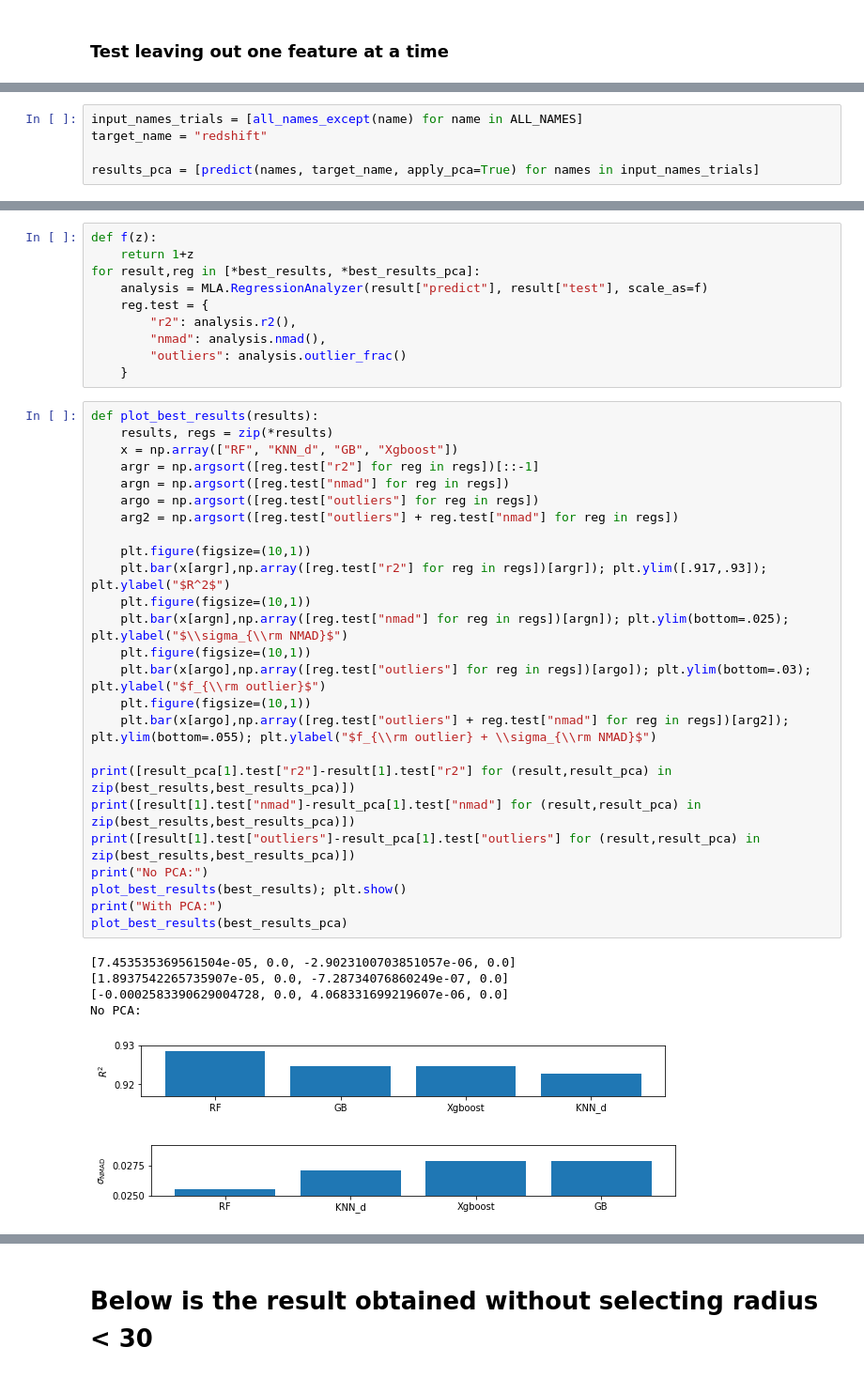
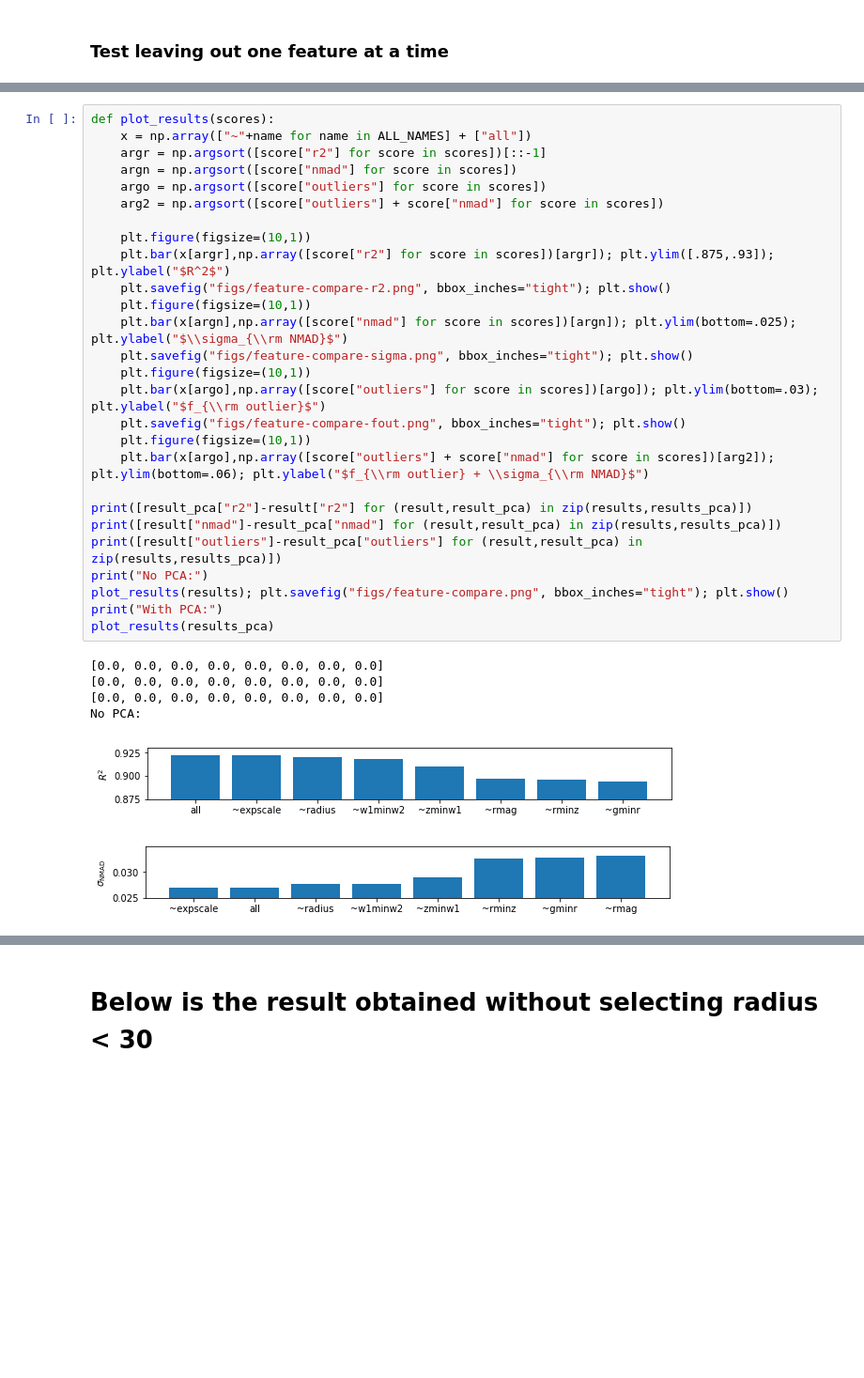
Before and after one commit to AlanPearl/margaret, a Jupyter notebook: notebooks/RedshiftAnalysis.ipynb, the cells around one changed output, grey strips where cells are left out. Shown at 94% size. Saved outputs shown, nothing was run; the diff lists cells and outputs as text; blank space fills up the shorter version.

```diff
--- a/notebooks/RedshiftAnalysis.ipynb
+++ b/notebooks/RedshiftAnalysis.ipynb
@@ -229,5 +323,0 @@ NameError: name 'results_pca' is not defined
-# %%
-input_names_trials = [all_names_except(name) for name in ALL_NAMES]
-target_name = "redshift"
-
-results_pca = [predict(names, target_name, apply_pca=True) for names in input_names_trials]
@@ -242,42 +324,34 @@ Running KNN_dregressor took 21.21702218055725 seconds
-# %%
-def f(z):
-    return 1+z
-for result,reg in [*best_results, *best_results_pca]:
-    analysis = MLA.RegressionAnalyzer(result["predict"], result["test"], scale_as=f)
-    reg.test = {
-        "r2": analysis.r2(),
-        "nmad": analysis.nmad(),
-        "outliers": analysis.outlier_frac()
-    }
 # %%
-def plot_best_results(results):
-    results, regs = zip(*results)
-    x = np.array(["RF", "KNN_d", "GB", "Xgboost"])
-    argr = np.argsort([reg.test["r2"] for reg in regs])[::-1]
-    argn = np.argsort([reg.test["nmad"] for reg in regs])
-    argo = np.argsort([reg.test["outliers"] for reg in regs])
-    arg2 = np.argsort([reg.test["outliers"] + reg.test["nmad"] for reg in regs])
+def plot_results(scores):
+    x = np.array(["~"+name for name in ALL_NAMES] + ["all"])
+    argr = np.argsort([score["r2"] for score in scores])[::-1]
+    argn = np.argsort([score["nmad"] for score in scores])
+    argo = np.argsort([score["outliers"] for score in scores])
+    arg2 = np.argsort([score["outliers"] + score["nmad"] for score in scores])
 
     plt.figure(figsize=(10,1))
-    plt.bar(x[argr],np.array([reg.test["r2"] for reg in regs])[argr]); plt.ylim([.917,.93]); plt.ylabel("$R^2$")
+    plt.bar(x[argr],np.array([score["r2"] for score in scores])[argr]); plt.ylim([.875,.93]); plt.ylabel("$R^2$")
+    plt.savefig("figs/feature-compare-r2.png", bbox_inches="tight"); plt.show()
     plt.figure(figsize=(10,1))
-    plt.bar(x[argn],np.array([reg.test["nmad"] for reg in regs])[argn]); plt.ylim(bottom=.025); plt.ylabel("$\\sigma_{\\rm NMAD}$")
+    plt.bar(x[argn],np.array([score["nmad"] for score in scores])[argn]); plt.ylim(bottom=.025); plt.ylabel("$\\sigma_{\\rm NMAD}$")
+    plt.savefig("figs/feature-compare-sigma.png", bbox_inches="tight"); plt.show()
     plt.figure(figsize=(10,1))
-    plt.bar(x[argo],np.array([reg.test["outliers"] for reg in regs])[argo]); plt.ylim(bottom=.03); plt.ylabel("$f_{\\rm outlier}$")
+    plt.bar(x[argo],np.array([score["outliers"] for score in scores])[argo]); plt.ylim(bottom=.03); plt.ylabel("$f_{\\rm outlier}$")
+    plt.savefig("figs/feature-compare-fout.png", bbox_inches="tight"); plt.show()
     plt.figure(figsize=(10,1))
-    plt.bar(x[argo],np.array([reg.test["outliers"] + reg.test["nmad"] for reg in regs])[arg2]); plt.ylim(bottom=.055); plt.ylabel("$f_{\\rm outlier} + \\sigma_{\\rm NMAD}$")
+    plt.bar(x[argo],np.array([score["outliers"] + score["nmad"] for score in scores])[arg2]); plt.ylim(bottom=.06); plt.ylabel("$f_{\\rm outlier} + \\sigma_{\\rm NMAD}$")
 
-print([result_pca[1].test["r2"]-result[1].test["r2"] for (result,result_pca) in zip(best_results,best_results_pca)])
-print([result[1].test["nmad"]-result_pca[1].test["nmad"] for (result,result_pca) in zip(best_results,best_results_pca)])
-print([result[1].test["outliers"]-result_pca[1].test["outliers"] for (result,result_pca) in zip(best_results,best_results_pca)])
+print([result_pca["r2"]-result["r2"] for (result,result_pca) in zip(results,results_pca)])
+print([result["nmad"]-result_pca["nmad"] for (result,result_pca) in zip(results,results_pca)])
+print([result["outliers"]-result_pca["outliers"] for (result,result_pca) in zip(results,results_pca)])
 print("No PCA:")
-plot_best_results(best_results); plt.show()
+plot_results(results); plt.savefig("figs/feature-compare.png", bbox_inches="tight"); plt.show()
 print("With PCA:")
-plot_best_results(best_results_pca)
+plot_results(results_pca)
 # %% [output]
-[7.453535369561504e-05, 0.0, -2.9023100703851057e-06, 0.0]
-[1.8937542265735907e-05, 0.0, -7.28734076860249e-07, 0.0]
-[-0.0002583390629004728, 0.0, 4.068331699219607e-06, 0.0]
+[0.0, 0.0, 0.0, 0.0, 0.0, 0.0, 0.0, 0.0]
+[0.0, 0.0, 0.0, 0.0, 0.0, 0.0, 0.0, 0.0]
+[0.0, 0.0, 0.0, 0.0, 0.0, 0.0, 0.0, 0.0]
 No PCA:
-[figure, old version]
+[figure, new version]
-[figure, old version]
+[figure, new version]
```
Also changed, not shown: parts of 20 cells of this notebook, 1 other file.
